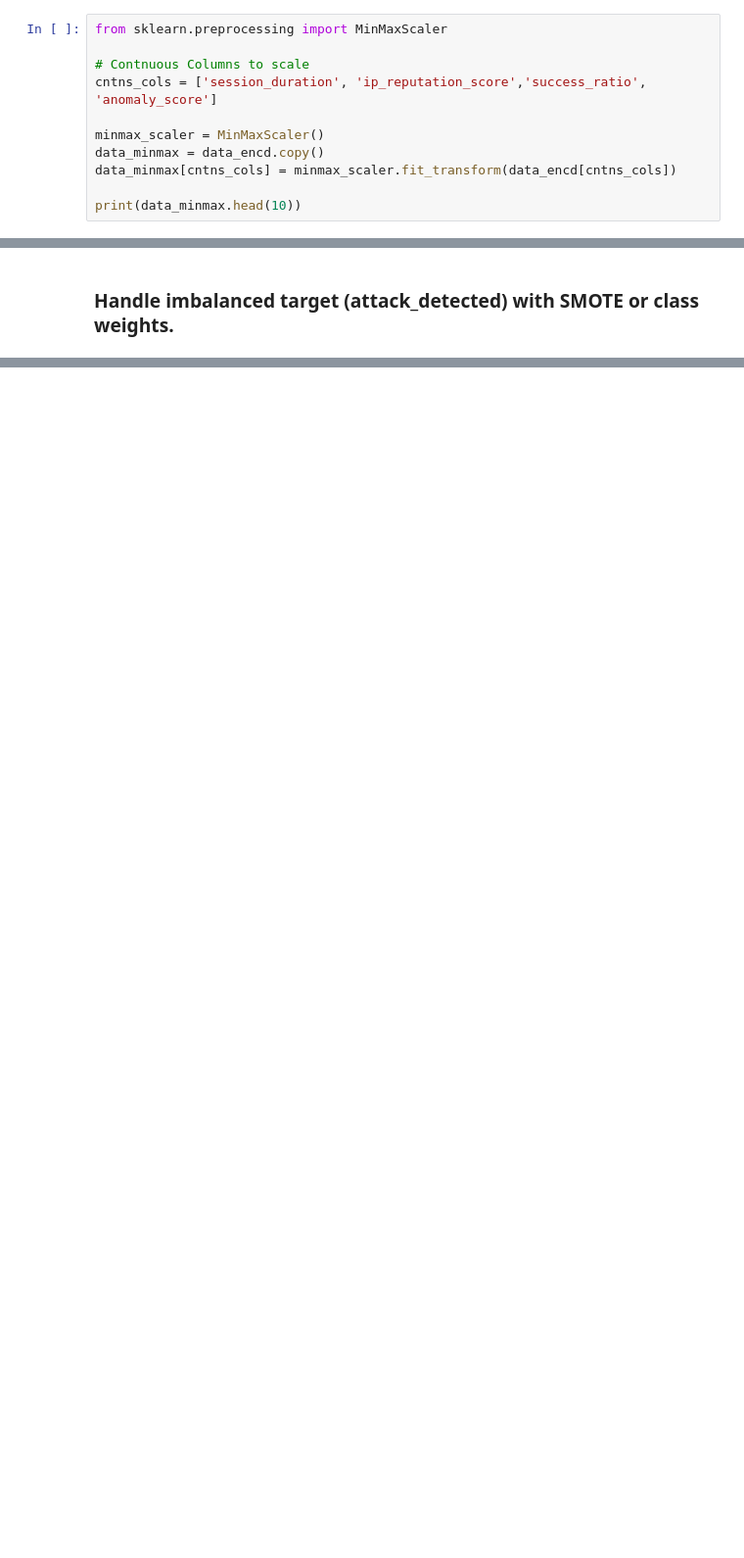
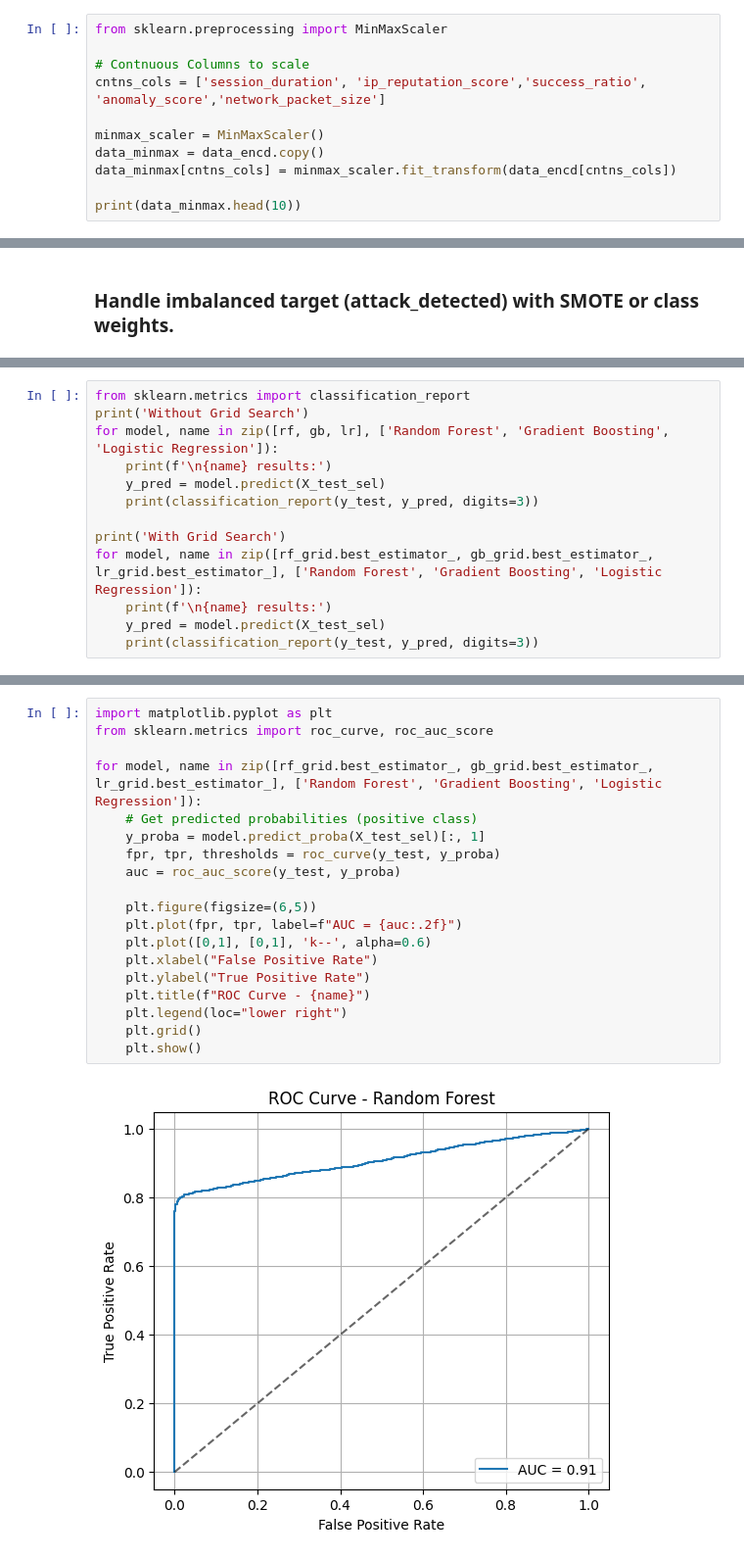
Before and after one commit to Ahmedfull02/Cybersecurity-Intrusion-Detection-Dataset, a Jupyter notebook: cybersec25-challenge-2.ipynb, the cells around one changed output, grey strips where cells are left out. Shown: that part at 98% size. Cells and saved outputs as stored; diff of their text form; blank space fills up the shorter version.

Commit message:
Kaggle Notebook | CyberSec25 challenge 2 | Modeling and evaluations

```diff
--- a/cybersec25-challenge-2.ipynb
+++ b/cybersec25-challenge-2.ipynb
@@ -392,7 +392,7 @@ Before Normalization :
 from sklearn.preprocessing import MinMaxScaler
 
 # Contnuous Columns to scale
-cntns_cols = ['session_duration', 'ip_reputation_score','success_ratio', 'anomaly_score']
+cntns_cols = ['session_duration', 'ip_reputation_score','success_ratio', 'anomaly_score','network_packet_size']
 
 minmax_scaler = MinMaxScaler()
 data_minmax = data_encd.copy()
@@ -433,0 +557,13 @@ print(data_minmax.head(10))
+# %%
+from sklearn.metrics import classification_report
+print('Without Grid Search')
+for model, name in zip([rf, gb, lr], ['Random Forest', 'Gradient Boosting', 'Logistic Regression']):
+    print(f'\n{name} results:')
+    y_pred = model.predict(X_test_sel)
+    print(classification_report(y_test, y_pred, digits=3))
+
+print('With Grid Search')
+for model, name in zip([rf_grid.best_estimator_, gb_grid.best_estimator_, lr_grid.best_estimator_], ['Random Forest', 'Gradient Boosting', 'Logistic Regression']):
+    print(f'\n{name} results:')
+    y_pred = model.predict(X_test_sel)
+    print(classification_report(y_test, y_pred, digits=3))
@@ -433,0 +588,21 @@ print(data_minmax.head(10))
+# %%
+import matplotlib.pyplot as plt
+from sklearn.metrics import roc_curve, roc_auc_score
+
+for model, name in zip([rf_grid.best_estimator_, gb_grid.best_estimator_, lr_grid.best_estimator_], ['Random Forest', 'Gradient Boosting', 'Logistic Regression']):
+    # Get predicted probabilities (positive class)
+    y_proba = model.predict_proba(X_test_sel)[:, 1]
+    fpr, tpr, thresholds = roc_curve(y_test, y_proba)
+    auc = roc_auc_score(y_test, y_proba)
+
+    plt.figure(figsize=(6,5))
+    plt.plot(fpr, tpr, label=f"AUC = {auc:.2f}")
+    plt.plot([0,1], [0,1], 'k--', alpha=0.6)
+    plt.xlabel("False Positive Rate")
+    plt.ylabel("True Positive Rate")
+    plt.title(f"ROC Curve - {name}")
+    plt.legend(loc="lower right")
+    plt.grid()
+    plt.show()
+# %% [output]
+[figure, added]
```
Also changed, not shown: parts of 12 cells of this notebook.
